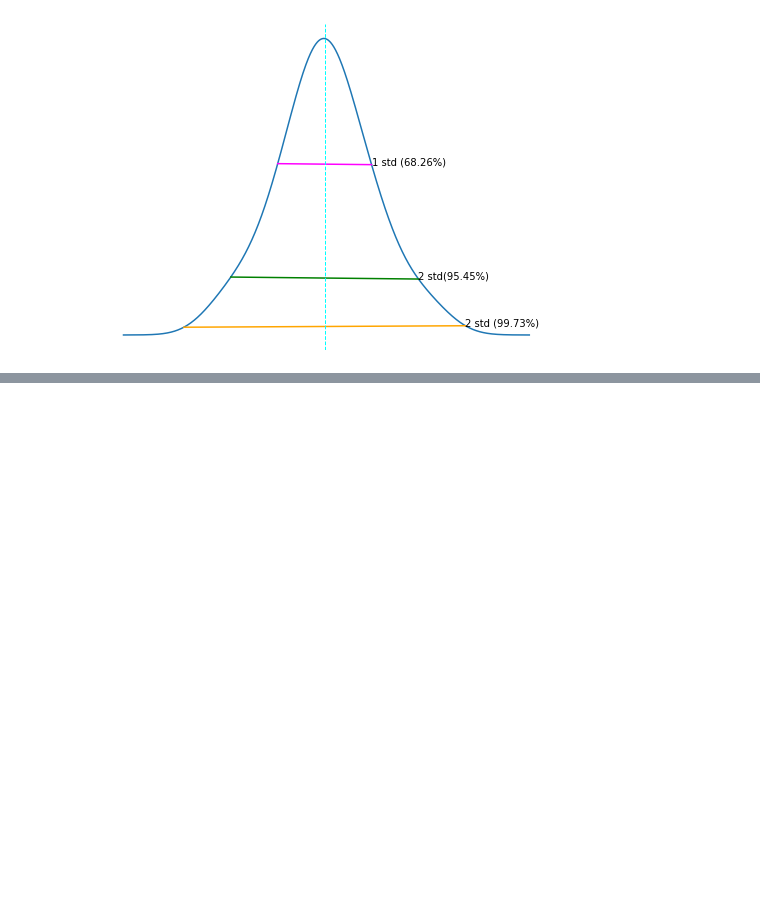
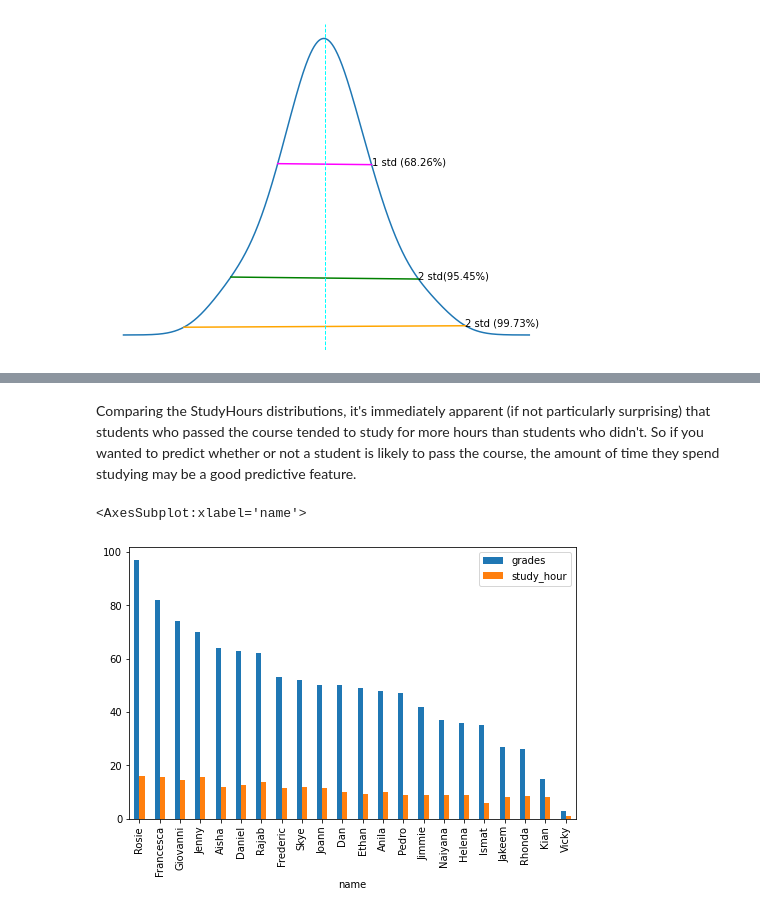
Before and after one commit to Joan-Wanjiru-N/MS-Ignite-2022, a Jupyter notebook: Explore data with NumPy and Pandas.ipynb, the cells around one changed output, grey strips where cells are left out. Drawn from its saved outputs; the diff is of its cells as text; code cells hidden in the pictures; blank space fills up the shorter version.

```diff
--- a/Explore data with NumPy and Pandas.ipynb
+++ b/Explore data with NumPy and Pandas.ipynb
@@ -601,0 +640,8 @@ plt.show()
+# %% [markdown]
+Comparing the StudyHours distributions, it's immediately apparent (if not particularly surprising) that students who passed the course tended to study for more hours than students who didn't. So if you wanted to predict whether or not a student is likely to pass the course, the amount of time they spend studying may be a good predictive feature.
+# %%
+#comparing 2 numerical variables
+df_students.plot( x = 'name', y = ['grades', 'study_hour'], kind = 'bar', figsize = (8,5))
+# %% [output]
+<AxesSubplot:xlabel='name'>
+[figure, added]
```
Also changed, not shown: parts of 21 cells of this notebook.
